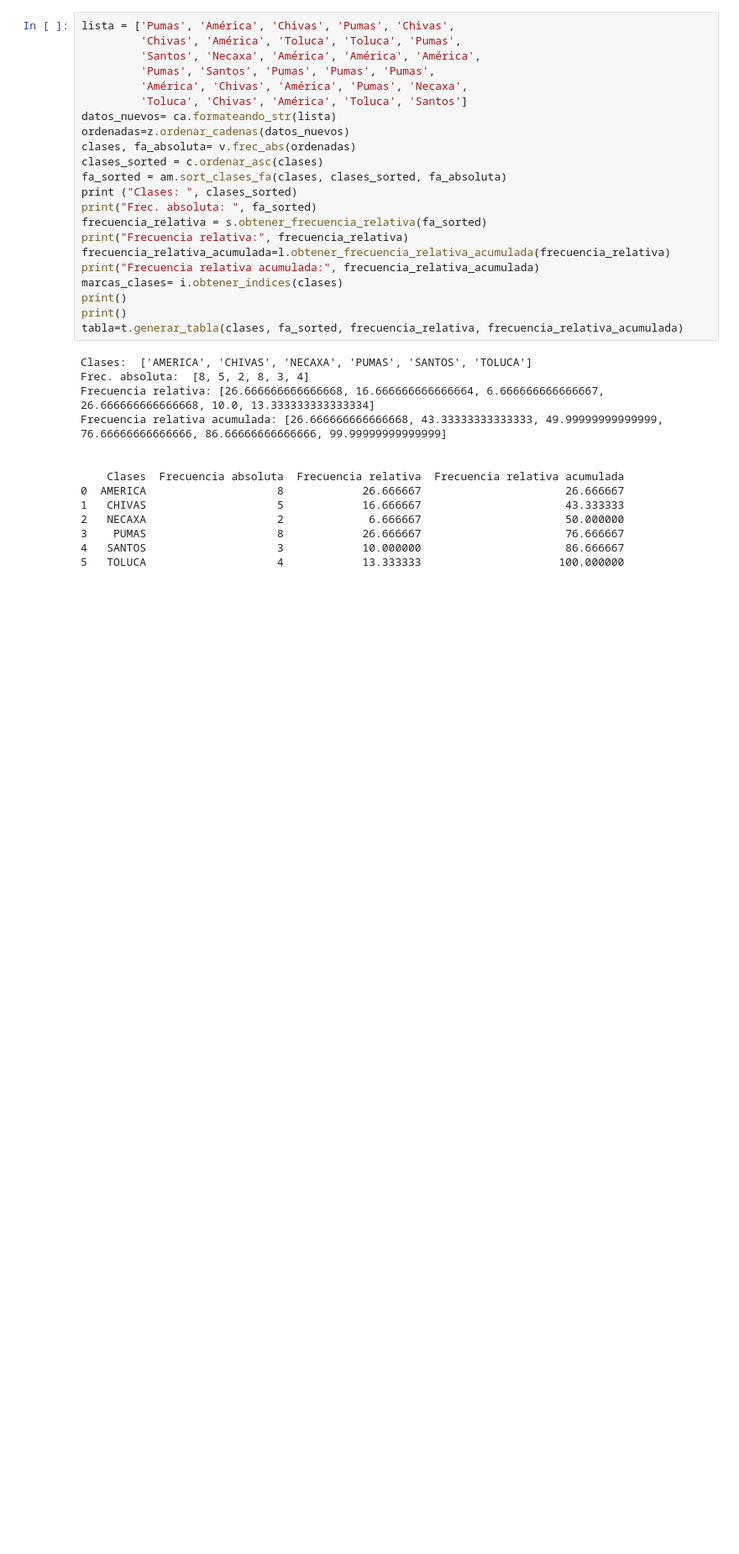
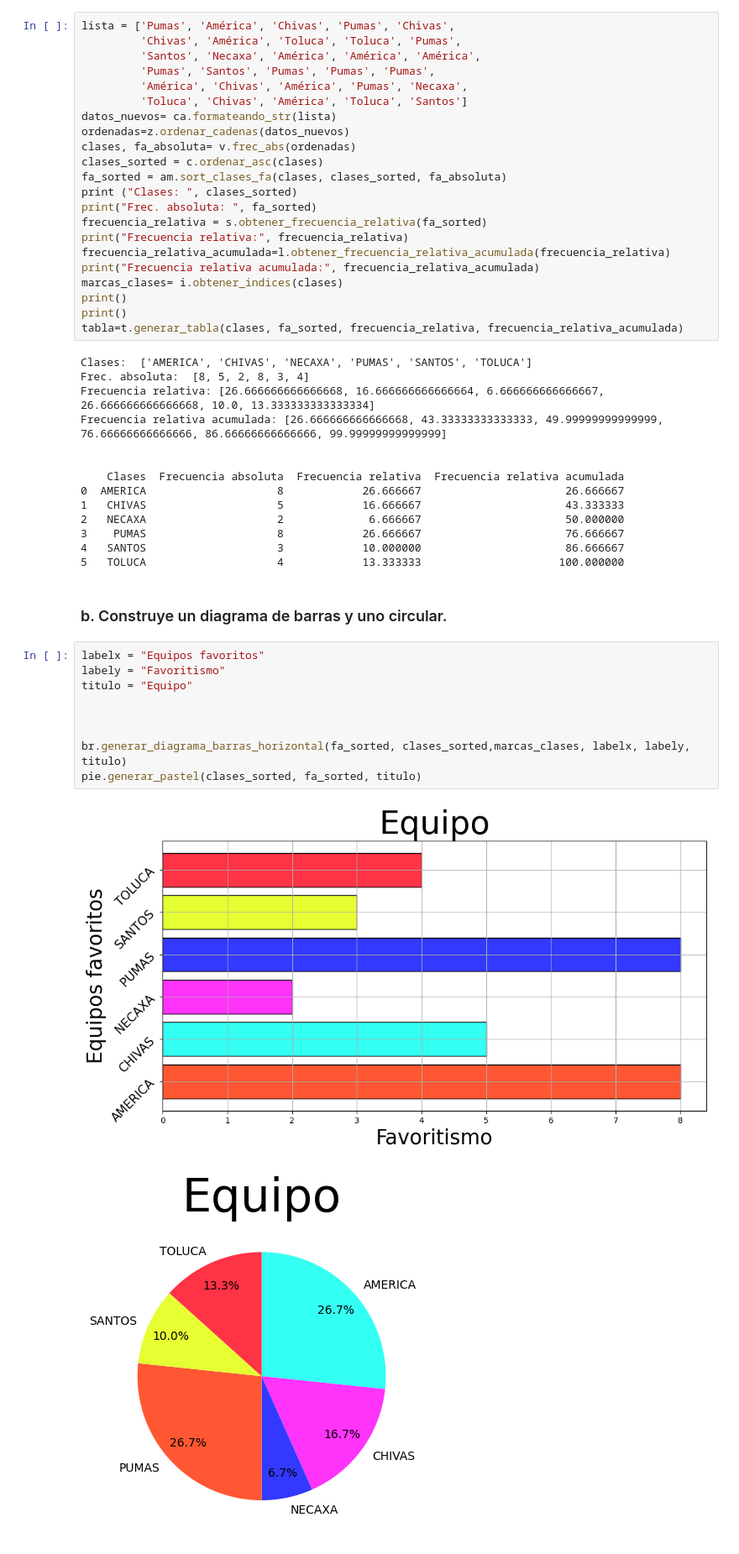
Before and after one commit to AbrahamCalva/ACVerano2024T1, a Jupyter notebook: ejercicios.ipynb, the cells around one changed output. Shown at 84% size. Saved outputs shown, nothing was run; the diff lists cells and outputs as text; blank space fills up the shorter version.

```diff
--- a/ejercicios.ipynb
+++ b/ejercicios.ipynb
@@ -262,3 +262,17 @@ Frecuencia relativa acumulada: [26.666666666666668, 43.33333333333333, 49.999999
 3    PUMAS                    8            26.666667                      76.666667
 4   SANTOS                    3            10.000000                      86.666667
 5   TOLUCA                    4            13.333333                     100.000000
+# %% [markdown]
+### b. Construye un diagrama de barras y uno circular.
+# %%
+labelx = "Equipos favoritos"
+labely = "Favoritismo"
+titulo = "Equipo"
+
+
+
+br.generar_diagrama_barras_horizontal(fa_sorted, clases_sorted,marcas_clases, labelx, labely, titulo)
+pie.generar_pastel(clases_sorted, fa_sorted, titulo)
+# %% [output]
+[figure, added]
+[figure, added]
```
